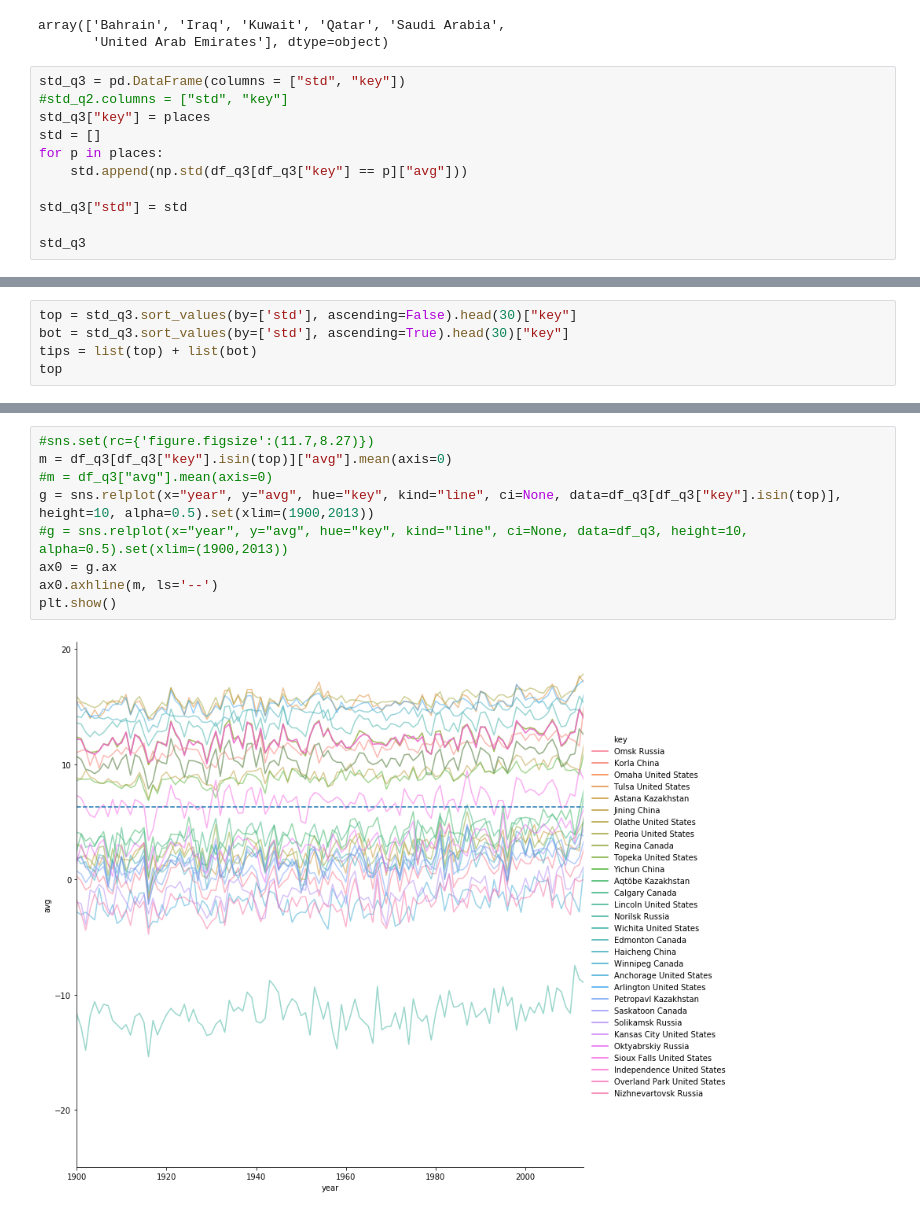
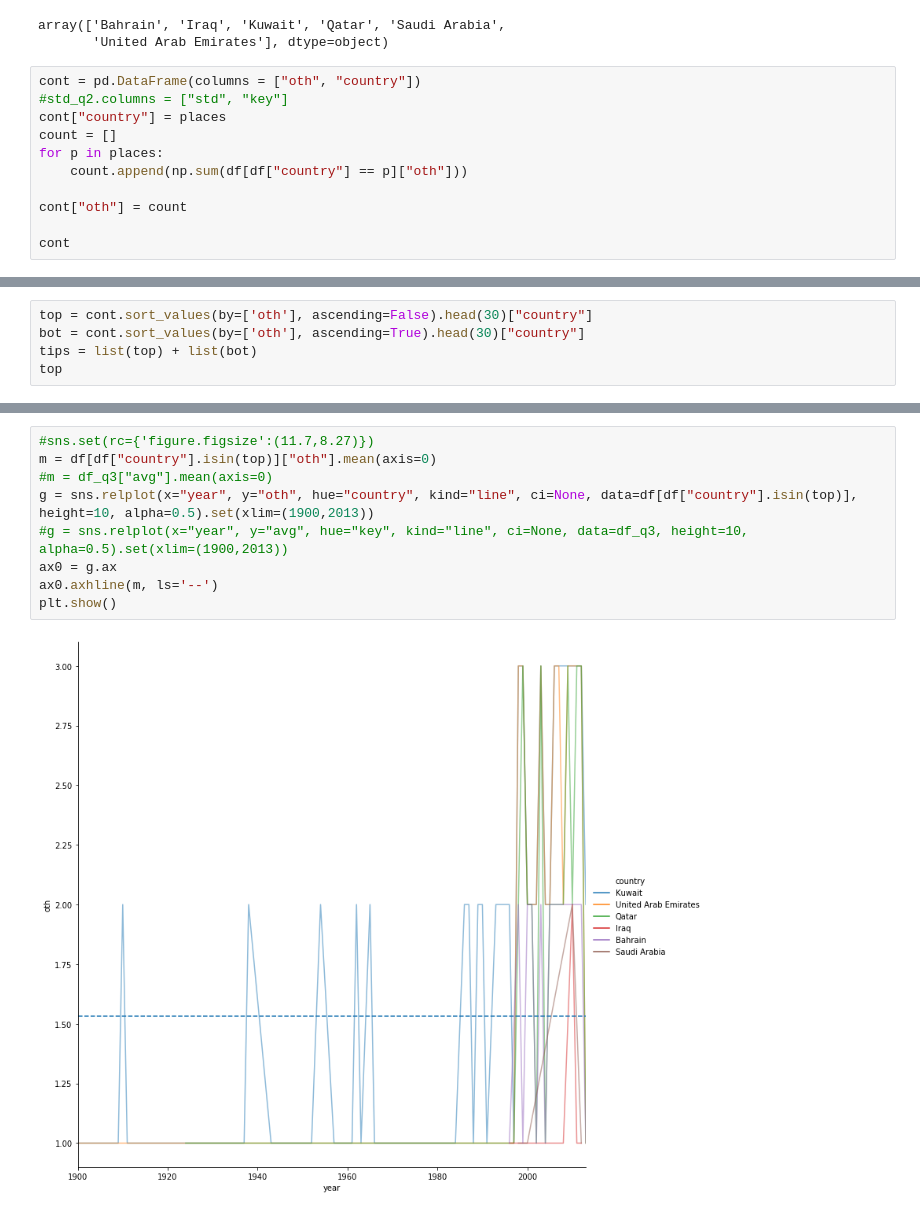
Before and after one commit to Shellowb/CC5212-project, a Jupyter notebook: Postprocessing/over_threshold_plotting.ipynb, the cells around one changed output, grey strips where cells are left out. Saved outputs shown, nothing was run; the diff lists cells and outputs as text.

Commit message:
Added figures and notebooks

```diff
--- a/Postprocessing/over_threshold_plotting.ipynb
+++ b/Postprocessing/over_threshold_plotting.ipynb
@@ -40,14 +40,14 @@ places
 array(['Bahrain', 'Iraq', 'Kuwait', 'Qatar', 'Saudi Arabia',
        'United Arab Emirates'], dtype=object)
 # %%
-std_q3 = pd.DataFrame(columns = ["std", "key"])
+cont = pd.DataFrame(columns = ["oth", "country"])
 #std_q2.columns = ["std", "key"]
-std_q3["key"] = places
-std = []
+cont["country"] = places
+count = []
 for p in places:
-    std.append(np.std(df_q3[df_q3["key"] == p]["avg"]))
+    count.append(np.sum(df[df["country"] == p]["oth"]))
 
-std_q3["std"] = std
+cont["oth"] = count
 
-std_q3
+cont
 # %% [output]
@@ -67,6 +61,6 @@ std_q3
 # %%
-top = std_q3.sort_values(by=['std'], ascending=False).head(30)["key"]
-bot = std_q3.sort_values(by=['std'], ascending=True).head(30)["key"]
+top = cont.sort_values(by=['oth'], ascending=False).head(30)["country"]
+bot = cont.sort_values(by=['oth'], ascending=True).head(30)["country"]
 tips = list(top) + list(bot)
 top
 # %% [output]
@@ -106,11 +90,11 @@ df_q3[df_q3["key"].isin(top)]
 # %%
 #sns.set(rc={'figure.figsize':(11.7,8.27)})
-m = df_q3[df_q3["key"].isin(top)]["avg"].mean(axis=0)
+m = df[df["country"].isin(top)]["oth"].mean(axis=0)
 #m = df_q3["avg"].mean(axis=0)
-g = sns.relplot(x="year", y="avg", hue="key", kind="line", ci=None, data=df_q3[df_q3["key"].isin(top)], height=10, alpha=0.5).set(xlim=(1900,2013))
+g = sns.relplot(x="year", y="oth", hue="country", kind="line", ci=None, data=df[df["country"].isin(top)], height=10, alpha=0.5).set(xlim=(1900,2013))
 #g = sns.relplot(x="year", y="avg", hue="key", kind="line", ci=None, data=df_q3, height=10, alpha=0.5).set(xlim=(1900,2013))
 ax0 = g.ax
 ax0.axhline(m, ls='--')
 plt.show()
 # %% [output]
-[figure, old version]
+[figure, new version]
```
Also changed, not shown: parts of 6 cells of this notebook, 15 other files.
